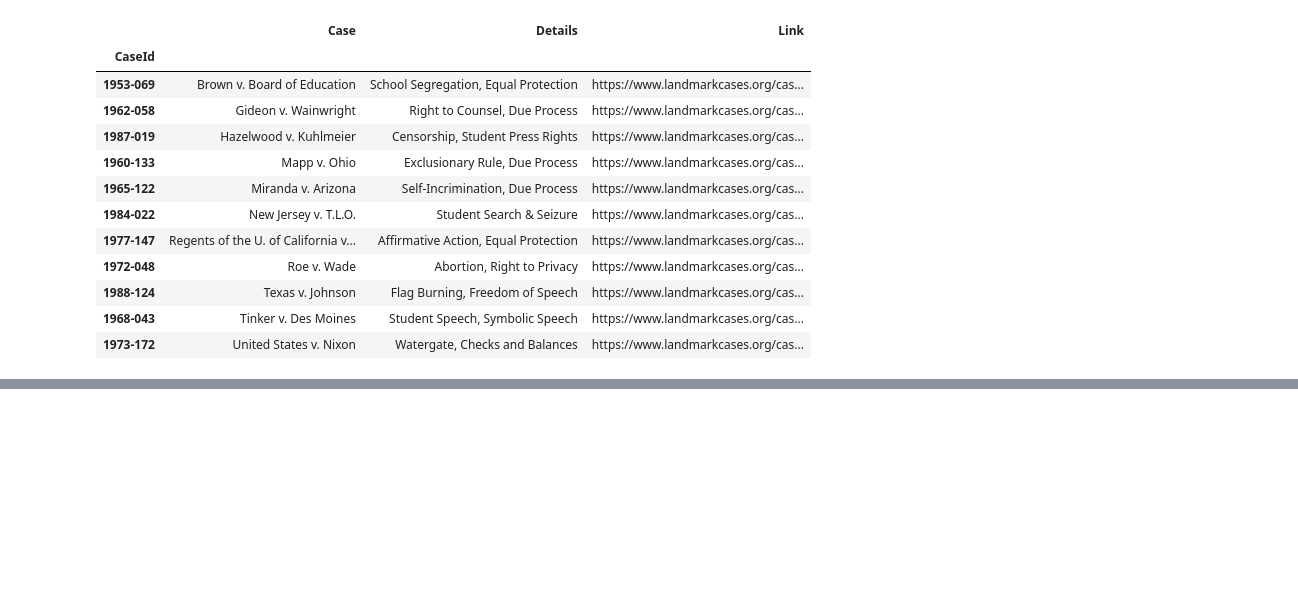
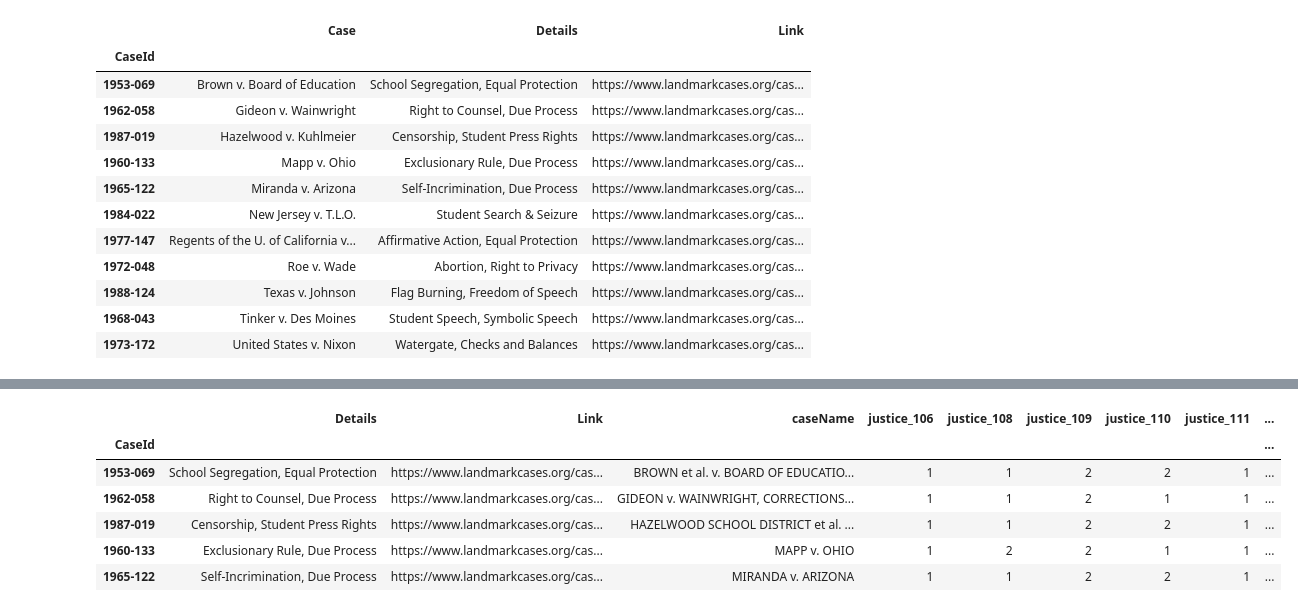
Before and after one commit to emilyt1985/SCOTUS, a Jupyter notebook: Resources/Web Scrape.ipynb, the cells around one changed output, grey strips where cells are left out. Cells and saved outputs as stored; diff of their text form; code cells hidden in the pictures; blank space fills up the shorter version.

```diff
--- a/Resources/Web Scrape.ipynb
+++ b/Resources/Web Scrape.ipynb
@@ -112,0 +165,11 @@ df
+# %%
+full.drop(columns=["Case"], inplace=True)
+full.head()
+# %% [output]
+|  | Details | Link | caseName | justice_106 | justice_108 | justice_109 | justice_110 | justice_111 | ... |
+| CaseId |  |  |  |  |  |  |  |  | ... |
+| 1953-069 | School Segregation, Equal Protection | https://www.landmarkcases.org/cas... | BROWN et al. v. BOARD OF EDUCATIO... | 1 | 1 | 2 | 2 | 1 | ... |
+| 1962-058 | Right to Counsel, Due Process | https://www.landmarkcases.org/cas... | GIDEON v. WAINWRIGHT, CORRECTIONS... | 1 | 1 | 2 | 1 | 1 | ... |
+| 1987-019 | Censorship, Student Press Rights | https://www.landmarkcases.org/cas... | HAZELWOOD SCHOOL DISTRICT et al. ... | 1 | 1 | 2 | 2 | 1 | ... |
+| 1960-133 | Exclusionary Rule, Due Process | https://www.landmarkcases.org/cas... | MAPP v. OHIO | 1 | 2 | 2 | 1 | 1 | ... |
+| 1965-122 | Self-Incrimination, Due Process | https://www.landmarkcases.org/cas... | MIRANDA v. ARIZONA | 1 | 1 | 2 | 2 | 1 | ... |
```
Also changed, not shown: parts of 6 cells of this notebook, 2 other files.
